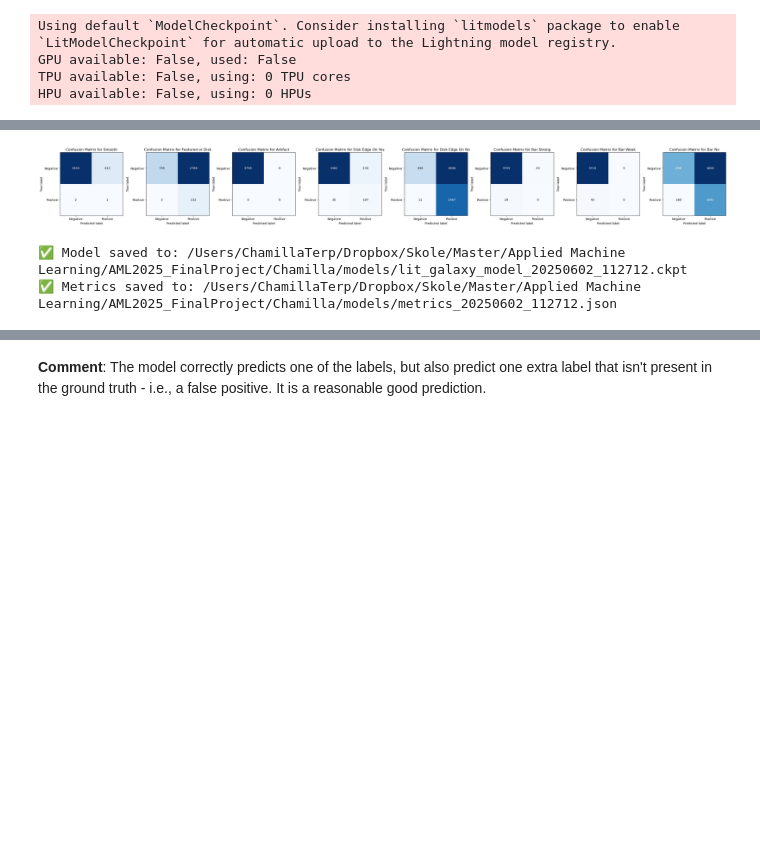
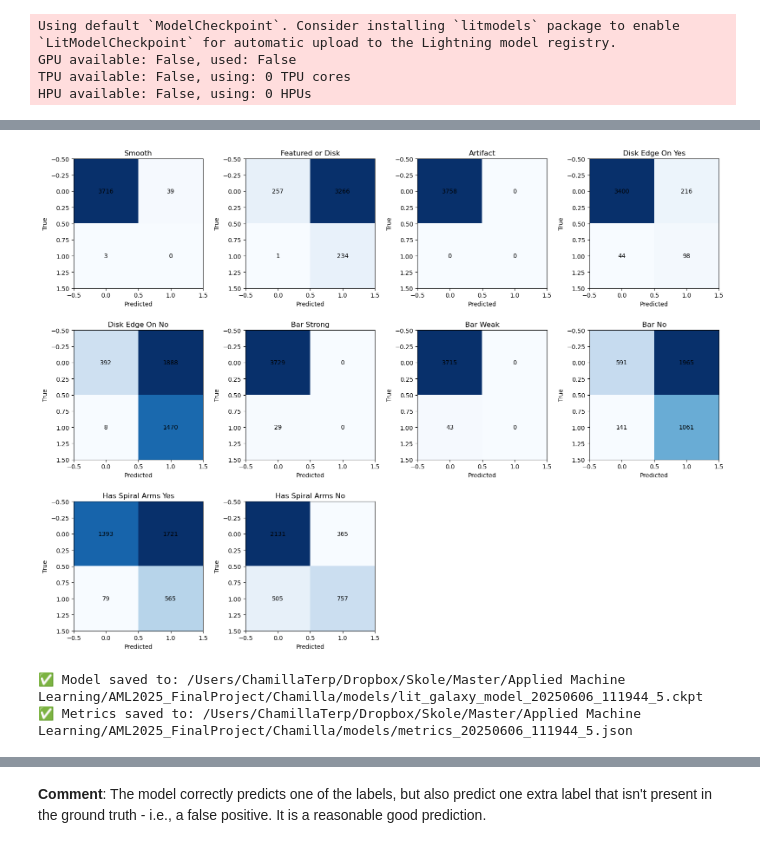
Before and after one commit to ChamillaTerp/AML2025_FinalProject, a Jupyter notebook: Chamilla/GalaxyCharacterization1.ipynb, the cells around one changed output, grey strips where cells are left out. Drawn from its saved outputs; the diff is of its cells as text; code cells hidden in the pictures; blank space fills up the shorter version.

```diff
--- a/Chamilla/GalaxyCharacterization1.ipynb
+++ b/Chamilla/GalaxyCharacterization1.ipynb
@@ -21,3 +21,13 @@ Using data from GZD-5.
 # %%
 # General path to data and other files needed
 path = '/Users/ChamillaTerp/Dropbox/Skole/Master/Applied Machine Learning/AML2025_FinalProject/Chamilla/'
+# %%
+df = pd.read_csv(path + 'gz_decals_volunteers_5.csv')
+
+# Filter out rows with too few votes to ensure reliability
+df = df[df['smooth-or-featured_total-votes'] > 5]
+
+# Printing all label columns to understand the structure of the DataFrame
+print("Label columns in the DataFrame:")
+label_columns = [col for col in df.columns if col.endswith('debiased')]
+print(label_columns)
@@ -123,0 +154,3 @@ All validation images are present in the training set.
+# %%
+# Only keeping galaxies in "df_val" that are present in "df_val_1"
+df_val = df_val[df_val['iauname'].isin(df_val_1['iauname'])].reset_index(drop = True)
@@ -211,5 +302,9 @@ class LitGalaxyModel(L.LightningModule):
 # Creating the model, loss function, and PyTorch Lightning module
 lit_model = LitGalaxyModel(model = SimpleCNN(num_outputs = len(label_cols)),
                            criterion = nn.BCEWithLogitsLoss(),  # Binary Cross-Entropy Loss for multi-label classification
-                           learning_rate = 0.001)
+                           learning_rate = 1e-4)
+
+lit_model_2 = LitGalaxyModel(model = UpgradedCNN(num_outputs = len(label_cols)),
+                            criterion = nn.BCEWithLogitsLoss(),  # Binary Cross-Entropy Loss for multi-label classification
+                            learning_rate = 1e-4)
 # %%
@@ -364,48 +452,50 @@ Label 7:
 # %%
 # Visualizing the confusion matrix for each label
-def plot_confusion_matrix(confusion_matrix, label_names):
-    num_labels = len(label_names)
-    fig, axes = plt.subplots(1, num_labels, figsize = (num_labels * 4, 4), squeeze = False)
+def plot_confusion_matrix(confusion_matrices, label_names):
+    num_labels = len(confusion_matrices)
+    cols = 4
+    rows = (num_labels + cols - 1) // cols  # Round up
 
-    for i in range(num_labels):
-        ax = axes[0, i]
-        cm = confusion_matrix[i]
-        ax.imshow(cm, interpolation = 'nearest', cmap = plt.cm.Blues)
-        ax.set_title(f'Confusion Matrix for {label_names[i]}')
-        ax.set_xlabel('Predicted label')
-        ax.set_ylabel('True label')
-        ax.xaxis.set_ticks([0, 1])
-        ax.yaxis.set_ticks([0, 1])
-        ax.xaxis.set_ticklabels(['Negative', 'Positive'])
-        ax.yaxis.set_ticklabels(['Negative', 'Positive'])
+    fig, axes = plt.subplots(rows, cols, figsize = (4 * cols, 4 * rows))
+    axes = axes.flatten()
 
-        # Loop over data dimensions and create text annotations.
-        thresh = cm.max() / 2.
-        for j in range(cm.shape[0]):
-            for k in range(cm.shape[1]):
-                ax.text(k, j, format(cm[j, k], 'd'),
-                        ha = "center", va = "center",
-                        color = "white" if cm[j, k] > thresh else "black")
+    for i, cm in enumerate(confusion_matrices):
+        ax = axes[i]
+        im = ax.imshow(cm, interpolation='nearest', cmap = plt.cm.Blues)
+        ax.set_title(label_names[i])
+        ax.set_xlabel('Predicted')
+        ax.set_ylabel('True')
+
+        # Annotate cells
+        for (j, k), val in np.ndenumerate(cm):
+            ax.text(k, j, f'{val}', ha='center', va='center', fontsize=10)
+
+    # Hide any unused subplots
+    for j in range(i + 1, len(axes)):
+        axes[j].axis('off')
 
     plt.tight_layout()
     plt.show()
+
 
 # Define label names for the confusion matrix
 label_names = [
     'Smooth',
     'Featured or Disk',
     'Artifact',
     'Disk Edge On Yes',
     'Disk Edge On No',
     'Bar Strong',
     'Bar Weak',
-    'Bar No'
+    'Bar No',
+    'Has Spiral Arms Yes',
+    'Has Spiral Arms No'
 ]
 
 # Plot the confusion matrix
 plot_confusion_matrix(metrics[1], label_names)
 # %% [output]
-[figure, old version]
+[figure, new version]
 # %%
 # Saving the model
 model_save_path = '/Users/ChamillaTerp/Dropbox/Skole/Master/Applied Machine Learning/AML2025_FinalProject/Chamilla/models'
@@ -413,17 +503,17 @@ model_save_path = '/Users/ChamillaTerp/Dropbox/Skole/Master/Applied Machine Lear
 timestamp = datetime.now().strftime("%Y%m%d_%H%M%S")
 
 # Save model checkpoint
-model_path = os.path.join(model_save_path, f"lit_galaxy_model_{timestamp}.ckpt")
+model_path = os.path.join(model_save_path, f"lit_galaxy_model_{timestamp}_5.ckpt")
 trainer.save_checkpoint(model_path)
 print(f"✅ Model saved to: {model_path}")
 
 # Save evaluation metrics
-metrics_path = os.path.join(model_save_path, f"metrics_{timestamp}.json")
+metrics_path = os.path.join(model_save_path, f"metrics_{timestamp}_5.json")
 with open(metrics_path, "w") as f:
-    json.dump(metrics, f, indent=4)
+    json.dump(metrics[0], f, indent = 4)
 print(f"✅ Metrics saved to: {metrics_path}")
 # %% [output]
-✅ Model saved to: /Users/ChamillaTerp/Dropbox/Skole/Master/Applied Machine Learning/AML2025_FinalProject/Chamilla/models/lit_galaxy_model_20250602_112712.ckpt
-✅ Metrics saved to: /Users/ChamillaTerp/Dropbox/Skole/Master/Applied Machine Learning/AML2025_FinalProject/Chamilla/models/metrics_20250602_112712.json
+✅ Model saved to: /Users/ChamillaTerp/Dropbox/Skole/Master/Applied Machine Learning/AML2025_FinalProject/Chamilla/models/lit_galaxy_model_20250606_111944_5.ckpt
+✅ Metrics saved to: /Users/ChamillaTerp/Dropbox/Skole/Master/Applied Machine Learning/AML2025_FinalProject/Chamilla/models/metrics_20250606_111944_5.json
 # %%
 # Picking an example from the validation set to visualize predictions
```
Also changed, not shown: parts of 20 cells of this notebook, 6 other files.
